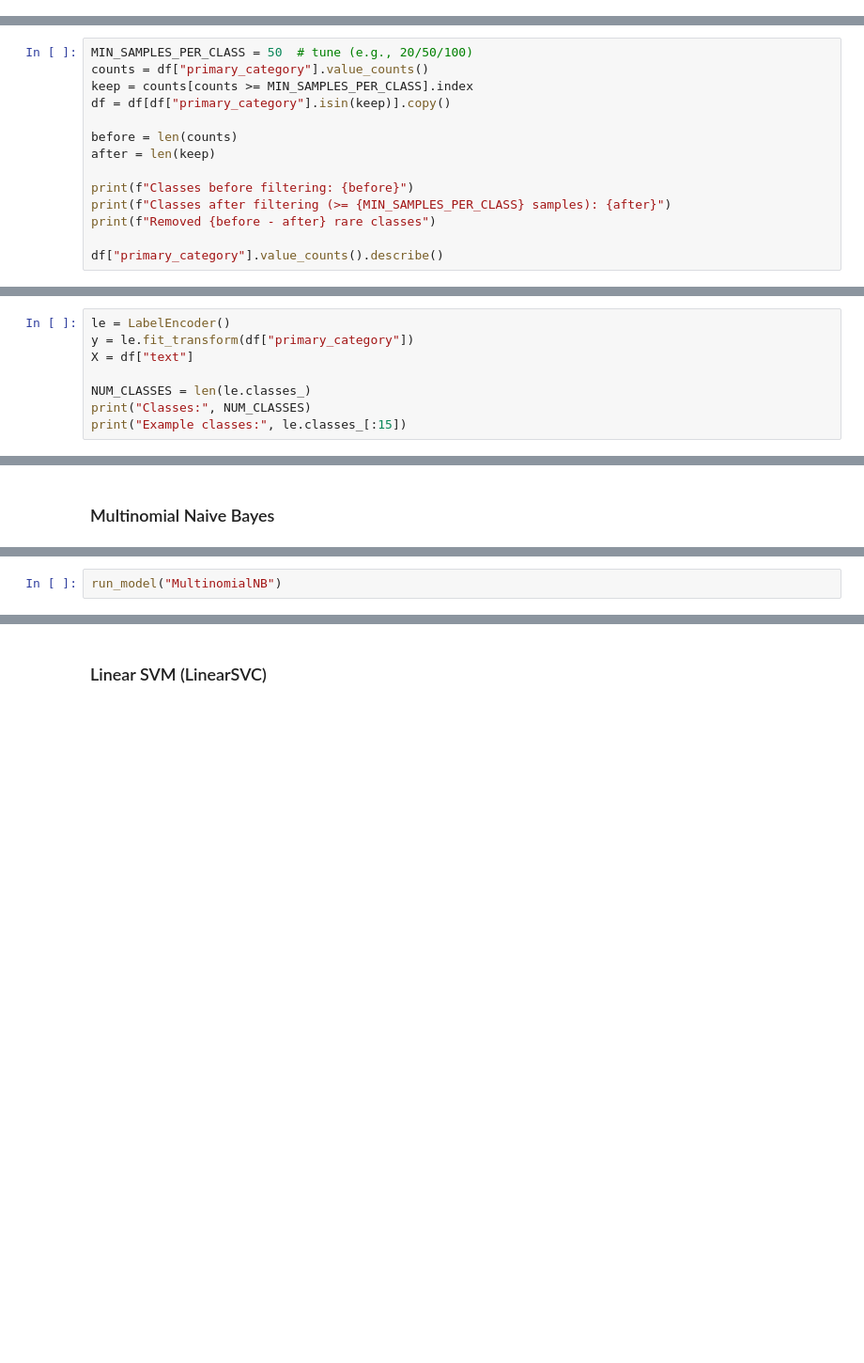
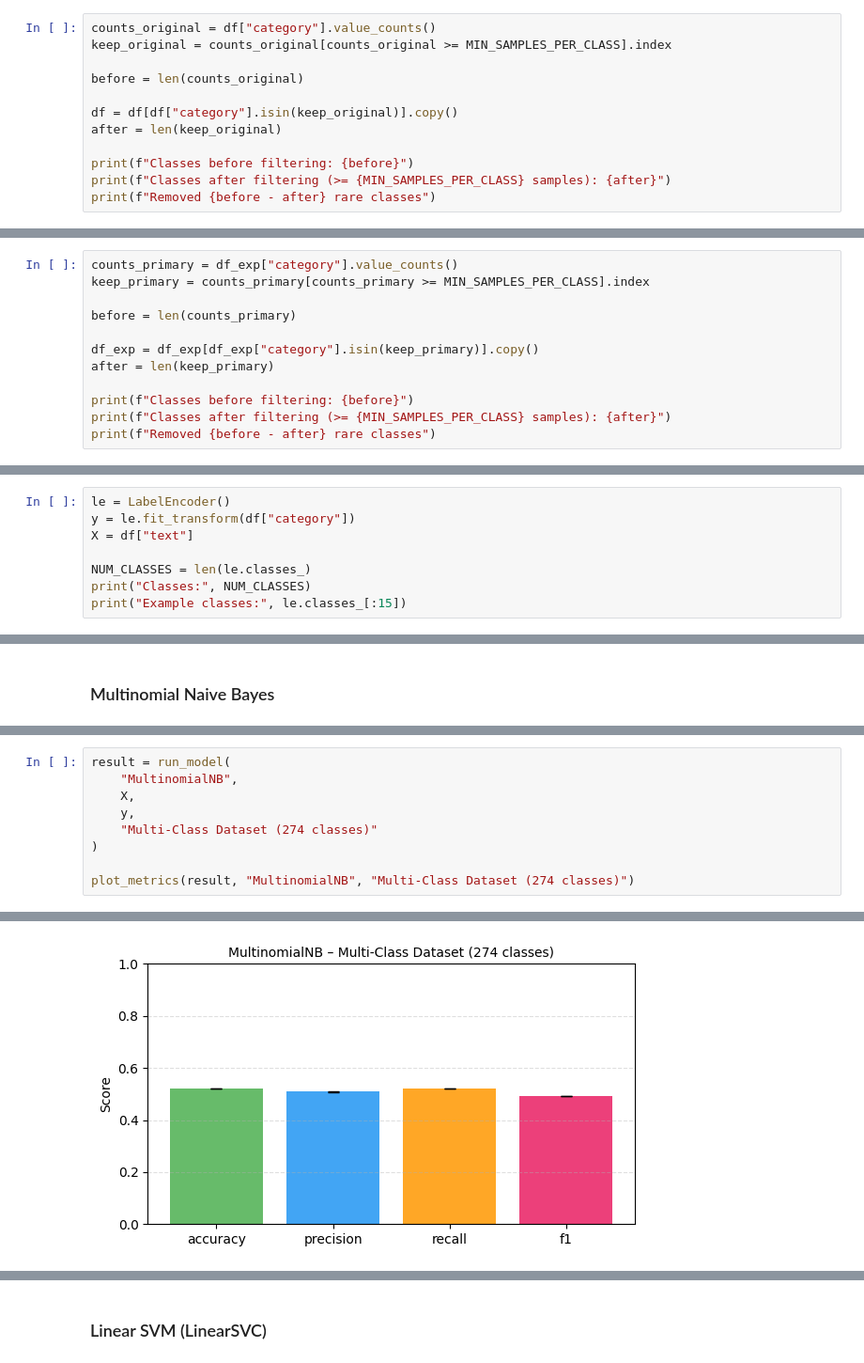
Before and after one commit to BleronaIdrizi/Sarcasm-Detection-Albanian-News-Dataset, a Jupyter notebook: notebooks/01_category_detection.ipynb, the cells around one changed output, grey strips where cells are left out. Shown at 94% size. Saved outputs shown, nothing was run; the diff lists cells and outputs as text; blank space fills up the shorter version.

```diff
--- a/notebooks/01_category_detection.ipynb
+++ b/notebooks/01_category_detection.ipynb
@@ -109,0 +117,12 @@ Rare categories were filtered to ensure stable stratified cross-validation and r
+# %%
+counts_original = df["category"].value_counts()
+keep_original = counts_original[counts_original >= MIN_SAMPLES_PER_CLASS].index
+
+before = len(counts_original)
+
+df = df[df["category"].isin(keep_original)].copy()
+after = len(keep_original)
+
+print(f"Classes before filtering: {before}")
+print(f"Classes after filtering (>= {MIN_SAMPLES_PER_CLASS} samples): {after}")
+print(f"Removed {before - after} rare classes")
@@ -110,17 +135,15 @@ Rare categories were filtered to ensure stable stratified cross-validation and r
 # %%
-MIN_SAMPLES_PER_CLASS = 50  # tune (e.g., 20/50/100)
-counts = df["primary_category"].value_counts()
-keep = counts[counts >= MIN_SAMPLES_PER_CLASS].index
-df = df[df["primary_category"].isin(keep)].copy()
+counts_primary = df_exp["category"].value_counts()
+keep_primary = counts_primary[counts_primary >= MIN_SAMPLES_PER_CLASS].index
 
-before = len(counts)
-after = len(keep)
+before = len(counts_primary)
+
+df_exp = df_exp[df_exp["category"].isin(keep_primary)].copy()
+after = len(keep_primary)
 
 print(f"Classes before filtering: {before}")
 print(f"Classes after filtering (>= {MIN_SAMPLES_PER_CLASS} samples): {after}")
 print(f"Removed {before - after} rare classes")
-
-df["primary_category"].value_counts().describe()
 # %% [output]
 Classes before filtering: 252
 Classes after filtering (>= 50 samples): 181
@@ -148,6 +164,6 @@ We additionally report the total number of categories and example labels to high
 # %%
 le = LabelEncoder()
-y = le.fit_transform(df["primary_category"])
+y = le.fit_transform(df["category"])
 X = df["text"]
 
 NUM_CLASSES = len(le.classes_)
@@ -294,3 +367,10 @@ def show_leaderboard():
 # %%
-run_model("MultinomialNB")
+result = run_model(
+    "MultinomialNB",
+    X,
+    y,
+    "Multi-Class Dataset (274 classes)"
+)
+
+plot_metrics(result, "MultinomialNB", "Multi-Class Dataset (274 classes)")
 # %% [output]
@@ -309,0 +383 @@ Running model: MultinomialNB ...
+[figure, added]
```
Also changed, not shown: parts of 30 cells of this notebook.
